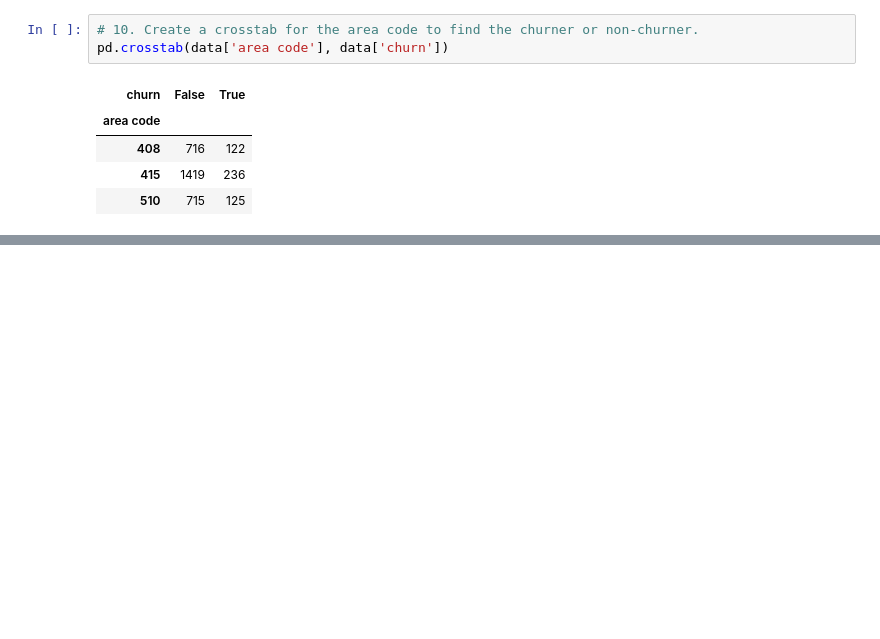
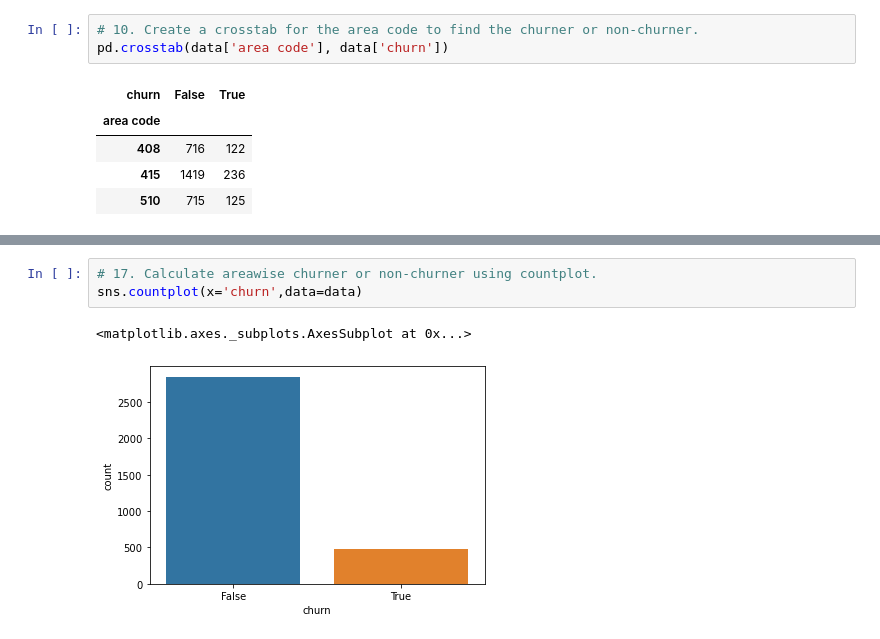
Before and after one commit to Gaurav4604/Data_Visualization, a Jupyter notebook: Assignment 2/Assignment_2.ipynb, the cells around one changed output, grey strips where cells are left out. Drawn from its saved outputs; the diff is of its cells as text; blank space fills up the shorter version.

```diff
--- a/Assignment 2/Assignment_2.ipynb
+++ b/Assignment 2/Assignment_2.ipynb
@@ -148,0 +197,6 @@ pd.crosstab(data['area code'], data['churn'])
+# %%
+# 17. Calculate areawise churner or non-churner using countplot.
+sns.countplot(x='churn',data=data)
+# %% [output]
+<matplotlib.axes._subplots.AxesSubplot at 0x...>
+[figure, added]
```
Also changed, not shown: parts of 14 cells of this notebook.
